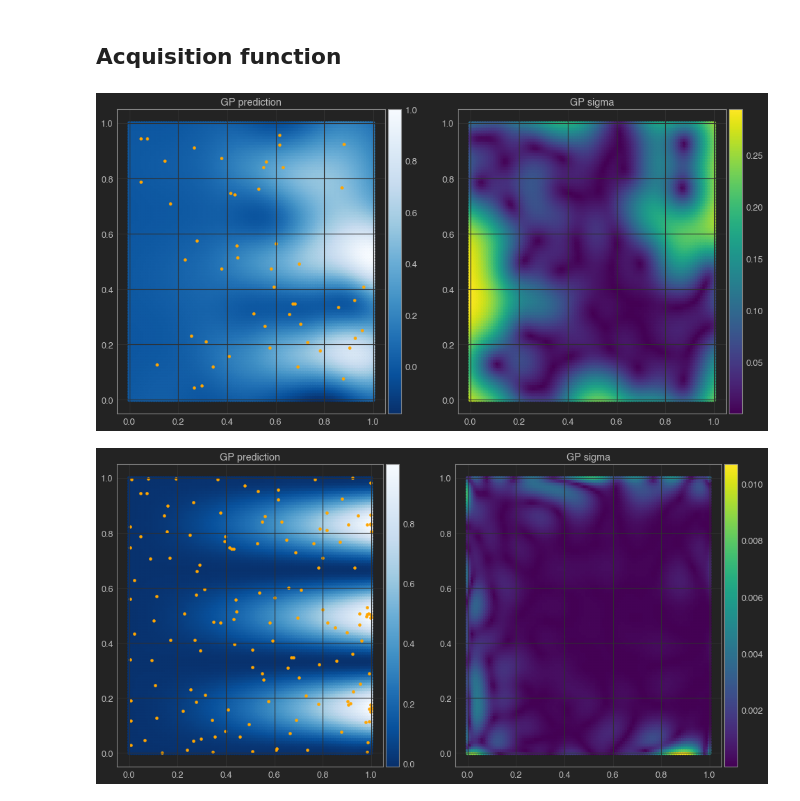
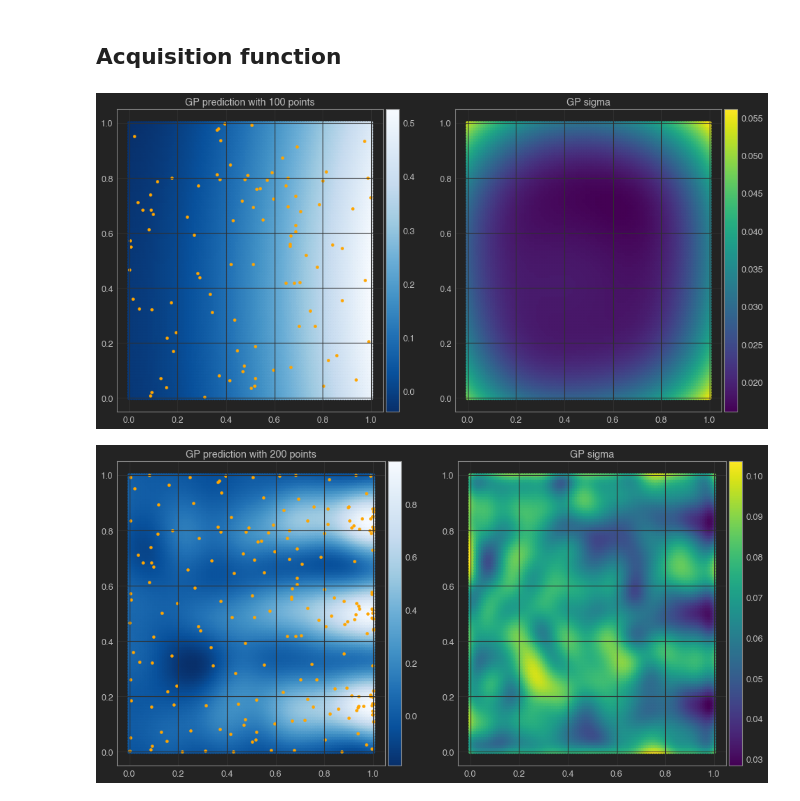
Before and after one commit to mjadiaz/learn-bayesian-optimization, a Jupyter notebook: notebooks/2D-GPBO-PI.ipynb, the cells around one changed output. Cells and saved outputs as stored; diff of their text form; code cells hidden in the pictures.

```diff
--- a/notebooks/2D-GPBO-PI.ipynb
+++ b/notebooks/2D-GPBO-PI.ipynb
@@ -14,8 +14,8 @@ jtplot.style()
 EGG = False
 LIM = 10*pi if EGG else 1
 
-def objective2D(x,y, noise=0.1, obs=100, sigma=30):
-    noise = np.random.normal(0, scale=noise, size=len(x))
+def objective2D(x,y, noise=0.0, obs=100, sigma=10):
+
     if EGG:
         x1, x2 = x,y
         noise = np.random.normal(0, scale=noise, size=len(x1))
@@ -23,14 +23,19 @@ def objective2D(x,y, noise=0.1, obs=100, sigma=30):
         lh = np.exp(-(model - obs)**2/(2*sigma**2))
         return lh + noise
     else:
+        noise = np.random.normal(0, scale=noise, size=len(x))
         return (x**2 * np.sin(3*pi*y)**2)+noise
 # %% [markdown]
 #### Plotting the function
 # %%
-n = 50000
+n = 500
 x = np.random.random((n,2))
 y = objective2D(x[:,0], x[:,1])
 
+xlist = np.linspace(0, LIM, n)
+ylist = np.linspace(0, LIM, n)
+X_, Y_ = np.meshgrid(xlist, ylist)
+y_ = objective2D(X_, Y_ , noise=0.0)
 #xlist = np.linspace(0, LIM, n)
 #ylist = np.linspace(0, LIM, n)
 #X, Y = np.meshgrid(xlist, ylist)
@@ -39,6 +44,8 @@ fig,ax=plt.subplots(1,1,figsize=(8,8))
 #cp = ax.contourf(X, Y, Z, alpha = 0.3)
 #fig.colorbar(cp) # Add a colorbar to a plot
 #ax.set_xlabel('x (cm)')
-ax.scatter(x[:,0], x[:,1], c=y, s=20, alpha=0.6)
+#ax.scatter(x[:,0], x[:,1], c=y, s=20, alpha=0.6)
+ax.scatter(X_, Y_, c=y_, s=30, alpha=1, cmap="Blues_r")
+ax.set_title('Real function')
 plt.show()
 # %% [output]
@@ -82,7 +89,7 @@ def plot(X, y, model):
     fig.colorbar(cp1, cax=cax, orientation='vertical')
     cp2 = ax[0].scatter(points[:,0], points[:,1], c=ysamples, s=30, cmap='Blues_r')
 
-    ax[0].set_title('GP prediction')
+    ax[0].set_title('GP prediction with {} points'.format(len(y)))
     divider = make_axes_locatable(ax[0])
     cax = divider.append_axes('right', size='5%', pad=0.05)
     fig.colorbar(cp2, cax=cax, orientation='vertical')
@@ -108,7 +115,7 @@ def acquisition(X, Xsamples, model):
     mu, std = surrogate(model, Xsamples)
     mu = mu[:,0]
     # calcualte the probability of improvement
-    probs = norm.cdf((mu - best)/std + 1e-9)
+    probs = norm.cdf((mu - best- 0.5)/std + 1e-17)
     return probs
 
 def opt_acquisition(X,y,model):
@@ -125,35 +132,36 @@ def opt_acquisition(X,y,model):
 import warnings; warnings.simplefilter('ignore')
 # Complete Bayesian Optimization Algorithm
 # sample the domain sparsely with noise
-X = np.random.uniform(0,LIM,size=(50,2))
-y = objective2D(X[:,0], X[:,1], noise=0.)
+X = np.random.uniform(0,LIM,size=(100,2))
+y = objective2D(X[:,0], X[:,1], noise=0.1)
 # reshape into rows and cols
 #X = X.reshape(len(X), 1)
 y = y.reshape(len(y), 1)
 # define the model
 kernel = ConstantKernel(1.0, (1e-3, 1e3)) * RBF(10, (1e-2, 1e2))
-model = GaussianProcessRegressor(kernel)
+#kernel = ConstantKernel(.1) * RBF(0.1)
+model = GaussianProcessRegressor(kernel, alpha=0.01 , n_restarts_optimizer=2)
 
 # fit the model
 model.fit(X, y)
 # plot before hand
 plot(X, y, model)
 for i in tqdm(range(100)):
     # select the next point to sample
     x = opt_acquisition(X, y, model)
 
     # sample the point
 
     actual = objective2D(np.array([x[0]]),np.array([x[1]]),noise=0)
     # summarize the finding for our own reporting
     est, sig = surrogate(model, [x])
     #print('>x=%.3f, f()=%3f, actual=%.3f' % (x, est, actual), "sigma:",sig)
     # add the data to the dataset
     X = np.vstack((X, [x]))
     y = np.vstack((y, [actual]))
     # update the model
     model.fit(X,y)
 plot(X, y, model)
 # %% [output]
-[figure, old version]
+[figure, new version]
-[figure, old version]
+[figure, new version]
```
Also changed, not shown: parts of 2 cells of this notebook.
